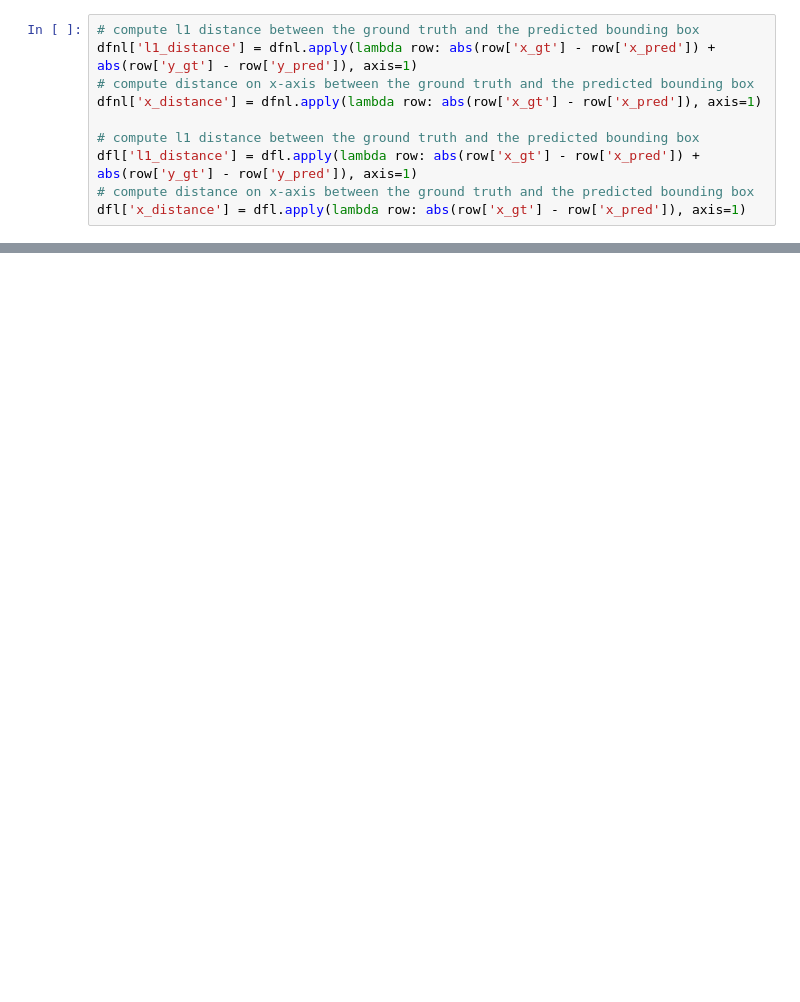
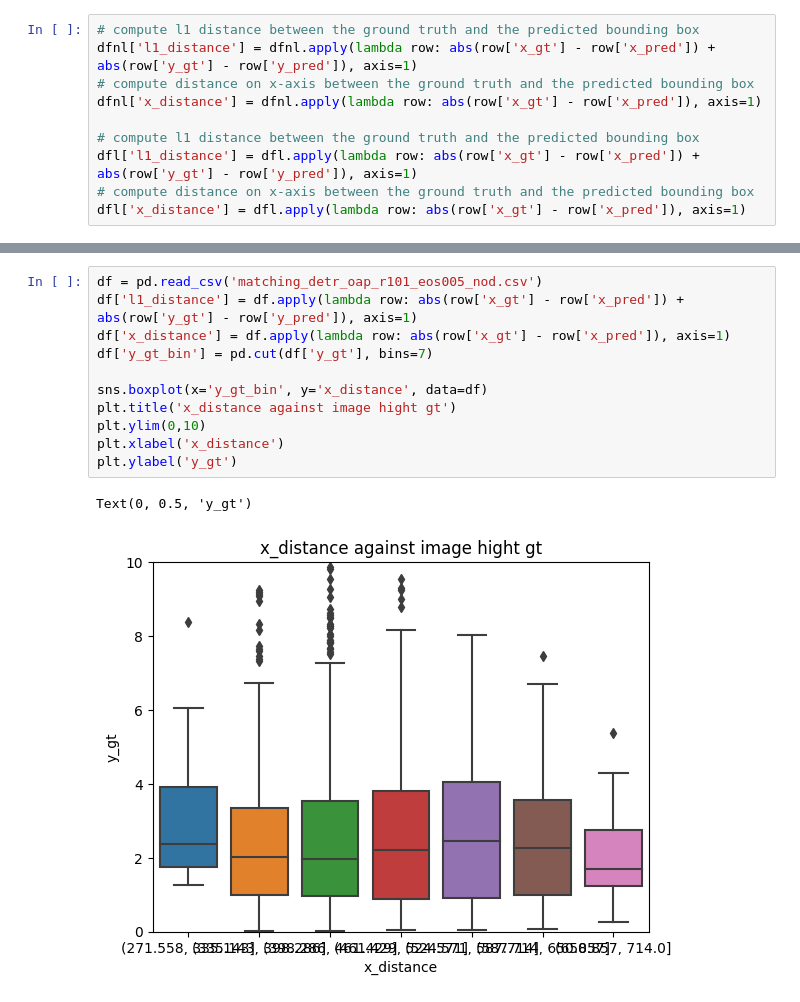
Before and after one commit to RomainFrog/PoleBaseDetection, a Jupyter notebook: dev/EDA_detr.ipynb, the cells around one changed output, grey strips where cells are left out. Cells and saved outputs as stored; diff of their text form; blank space fills up the shorter version.

```diff
--- a/dev/EDA_detr.ipynb
+++ b/dev/EDA_detr.ipynb
@@ -76,0 +105,14 @@ dfl['x_distance'].mean()
+# %%
+df = pd.read_csv('matching_detr_oap_r101_eos005_nod.csv')
+df['l1_distance'] = df.apply(lambda row: abs(row['x_gt'] - row['x_pred']) + abs(row['y_gt'] - row['y_pred']), axis=1)
+df['x_distance'] = df.apply(lambda row: abs(row['x_gt'] - row['x_pred']), axis=1)
+df['y_gt_bin'] = pd.cut(df['y_gt'], bins=7)
+
+sns.boxplot(x='y_gt_bin', y='x_distance', data=df)
+plt.title('x_distance against image hight gt')
+plt.ylim(0,10)
+plt.xlabel('x_distance')
+plt.ylabel('y_gt')
+# %% [output]
+Text(0, 0.5, 'y_gt')
+[figure, added]
```
Also changed, not shown: parts of 14 cells of this notebook, 7 other files.
